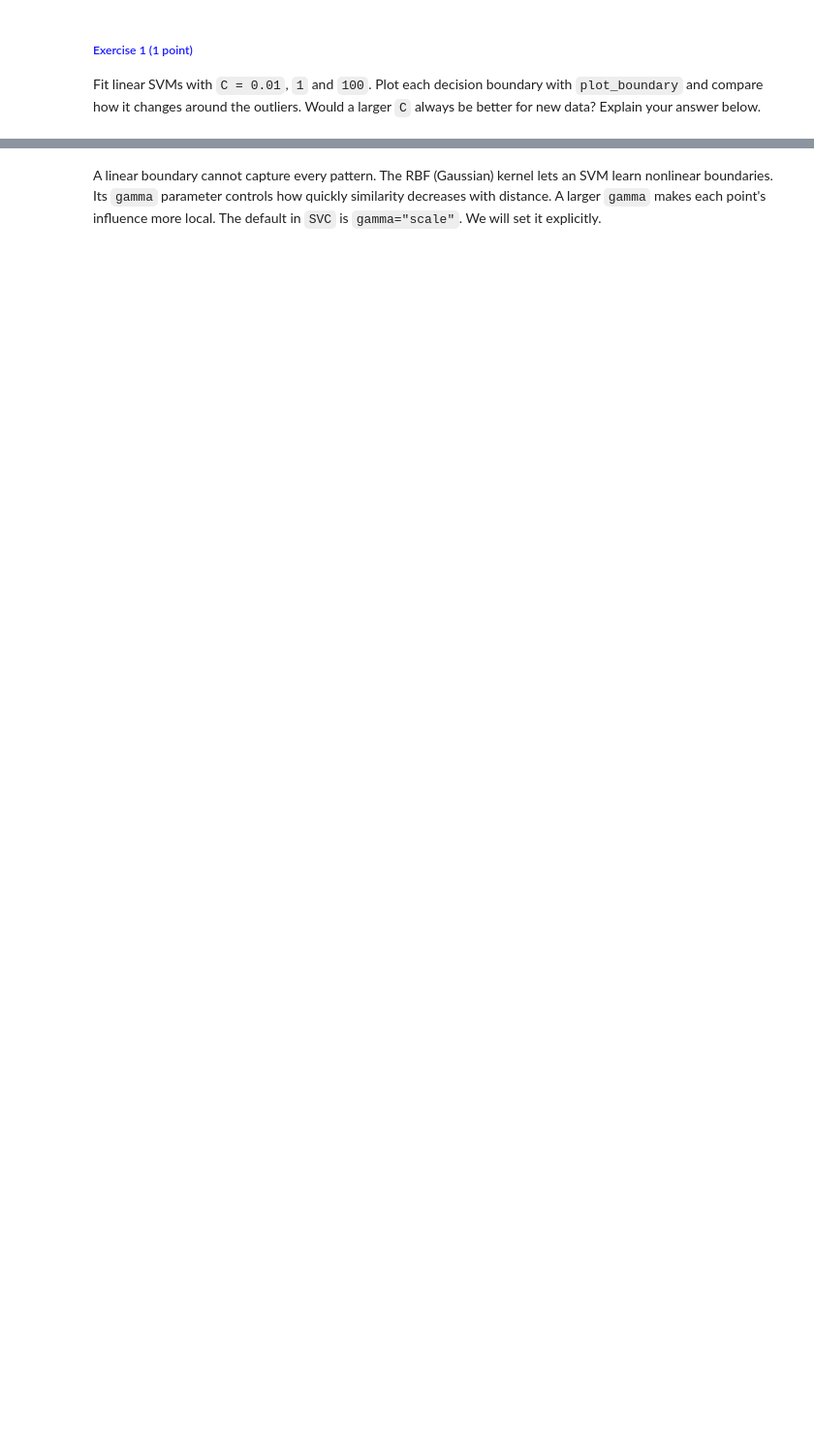
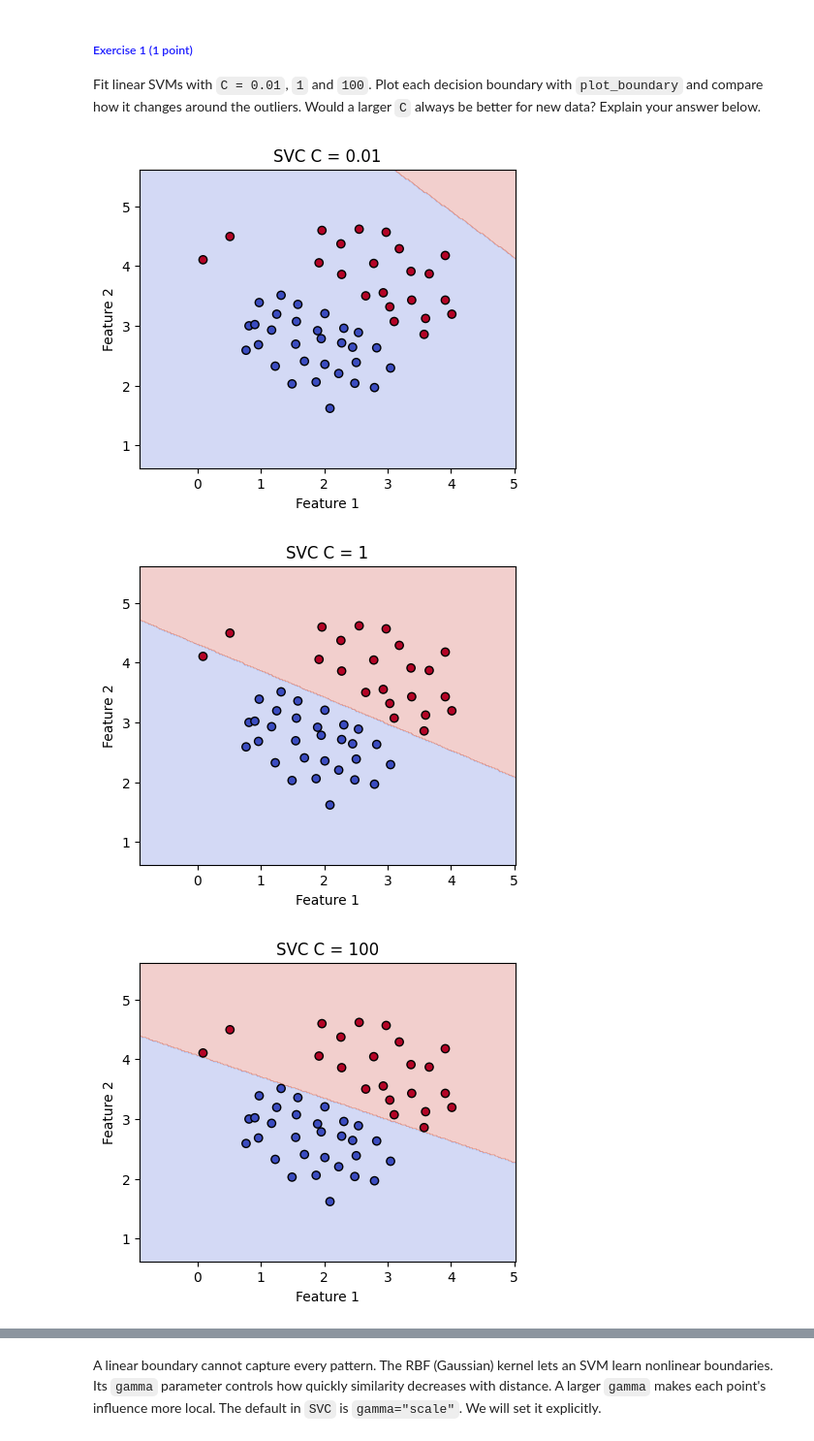
Before and after one commit to tibor-cernak/ml_exercises, a Jupyter notebook: assignment4/SVM_Random_Forests.ipynb, the cells around one changed output, grey strips where cells are left out. Shown at 97% size. Drawn from its saved outputs; the diff is of its cells as text; code cells hidden in the pictures; blank space fills up the shorter version.

```diff
--- a/assignment4/SVM_Random_Forests.ipynb
+++ b/assignment4/SVM_Random_Forests.ipynb
@@ -80,5 +84,9 @@ plt.show()
 Fit linear SVMs with `C = 0.01`, `1` and `100`. Plot each decision boundary with `plot_boundary` and compare how it changes around the outliers. Would a larger `C` always be better for new data? Explain your answer below.
 # %%
 for C in [0.01, 1, 100]:
-    # Create and fit an SVC with kernel="linear", then plot its boundary.
-    ...
+    svm = SVC(C=C, kernel="linear").fit(X_linear, y_linear)
+    plot_boundary(svm, X_linear, y_linear, f"SVC C = {C}")
+# %% [output]
+[figure, added]
+[figure, added]
+[figure, added]
```
Also changed, not shown: parts of 33 cells of this notebook.
